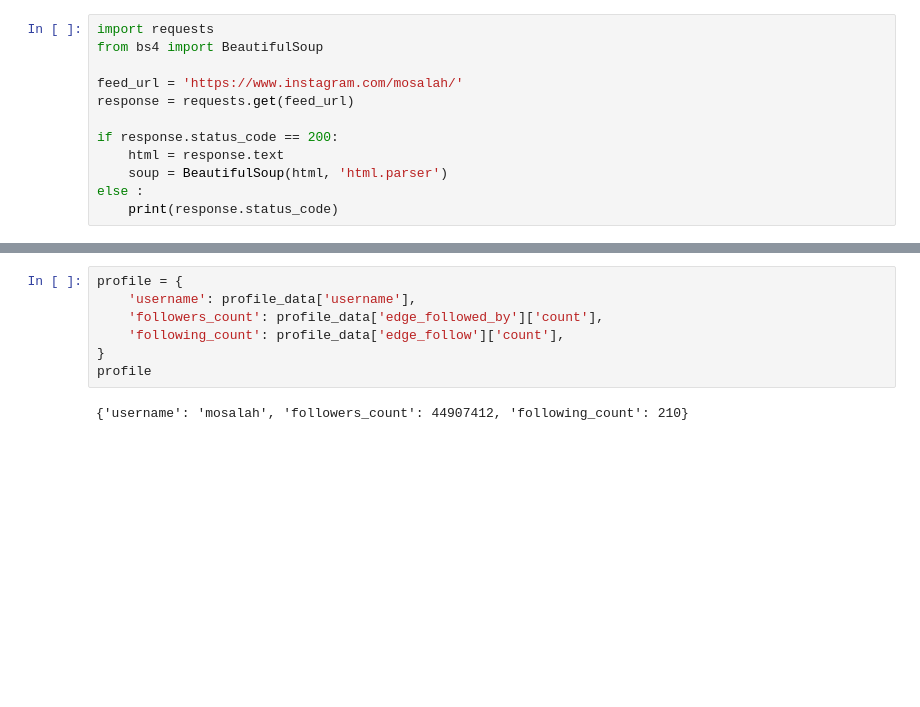
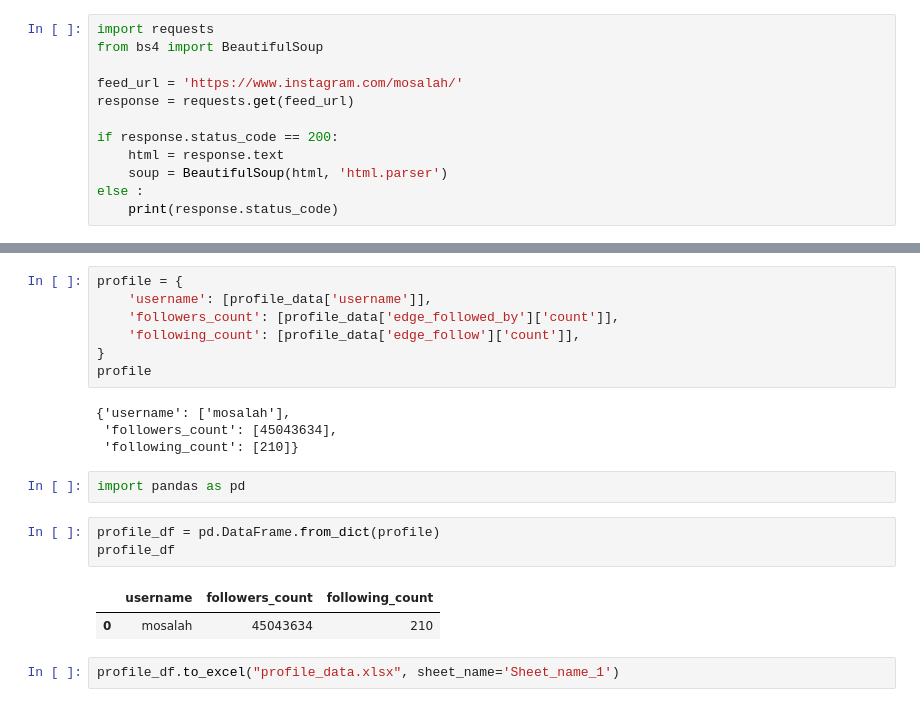
Before and after one commit to titanism2197/instagram-scrapping-program, a Jupyter notebook: profile_scraper.ipynb, the cells around one changed output, grey strips where cells are left out. Drawn from its saved outputs; the diff is of its cells as text; blank space fills up the shorter version.

```diff
--- a/profile_scraper.ipynb
+++ b/profile_scraper.ipynb
@@ -39,12 +106,24 @@ profile_data['username']
 # %%
 profile = {
-    'username': profile_data['username'],
-    'followers_count': profile_data['edge_followed_by']['count'],
-    'following_count': profile_data['edge_follow']['count'],
+    'username': [profile_data['username']],
+    'followers_count': [profile_data['edge_followed_by']['count']],
+    'following_count': [profile_data['edge_follow']['count']],
 }
 profile
 # %% [output]
-{'username': 'mosalah', 'followers_count': 44907412, 'following_count': 210}
+{'username': ['mosalah'],
+ 'followers_count': [45043634],
+ 'following_count': [210]}
+# %%
+import pandas as pd
+# %%
+profile_df = pd.DataFrame.from_dict(profile)
+profile_df
+# %% [output]
+|  | username | followers_count | following_count |
+| 0 | mosalah | 45043634 | 210 |
+# %%
+profile_df.to_excel("profile_data.xlsx", sheet_name='Sheet_name_1')
 # %%
 from json import loads
 
```
Also changed, not shown: parts of 9 cells of this notebook, 4 other files.
